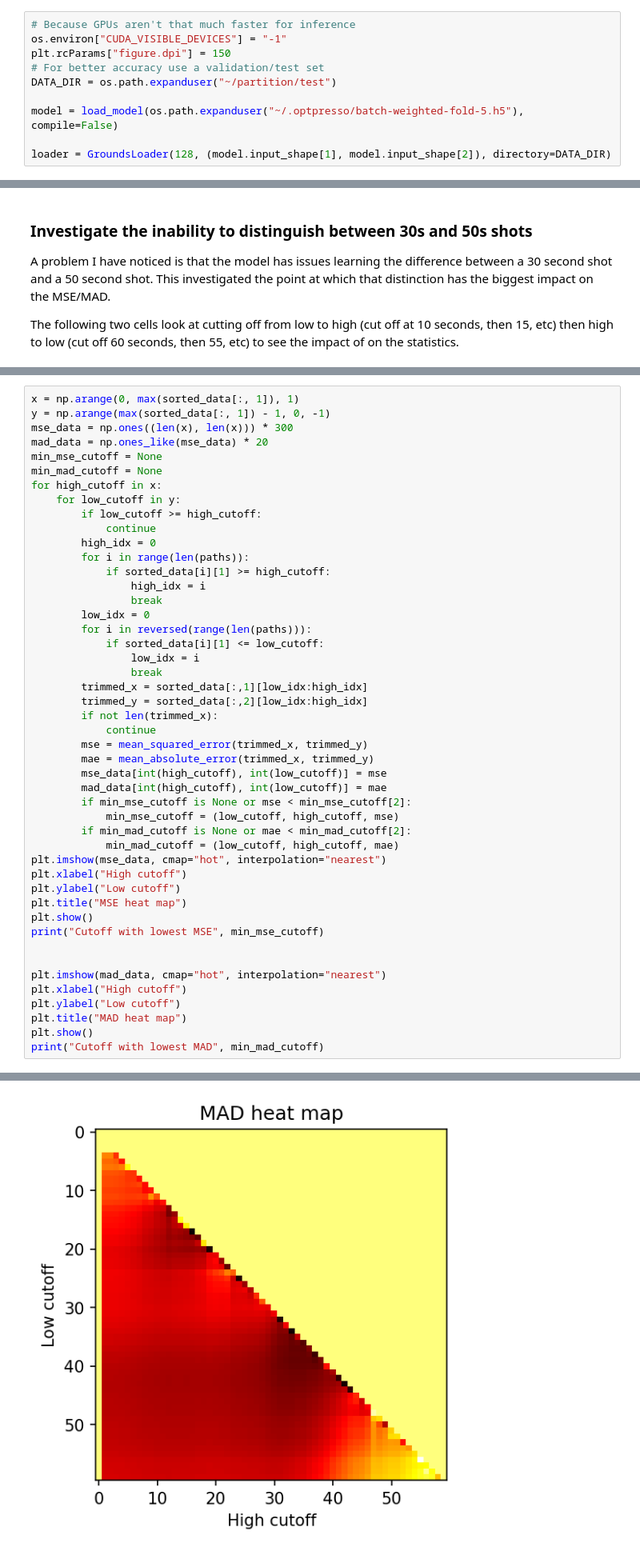
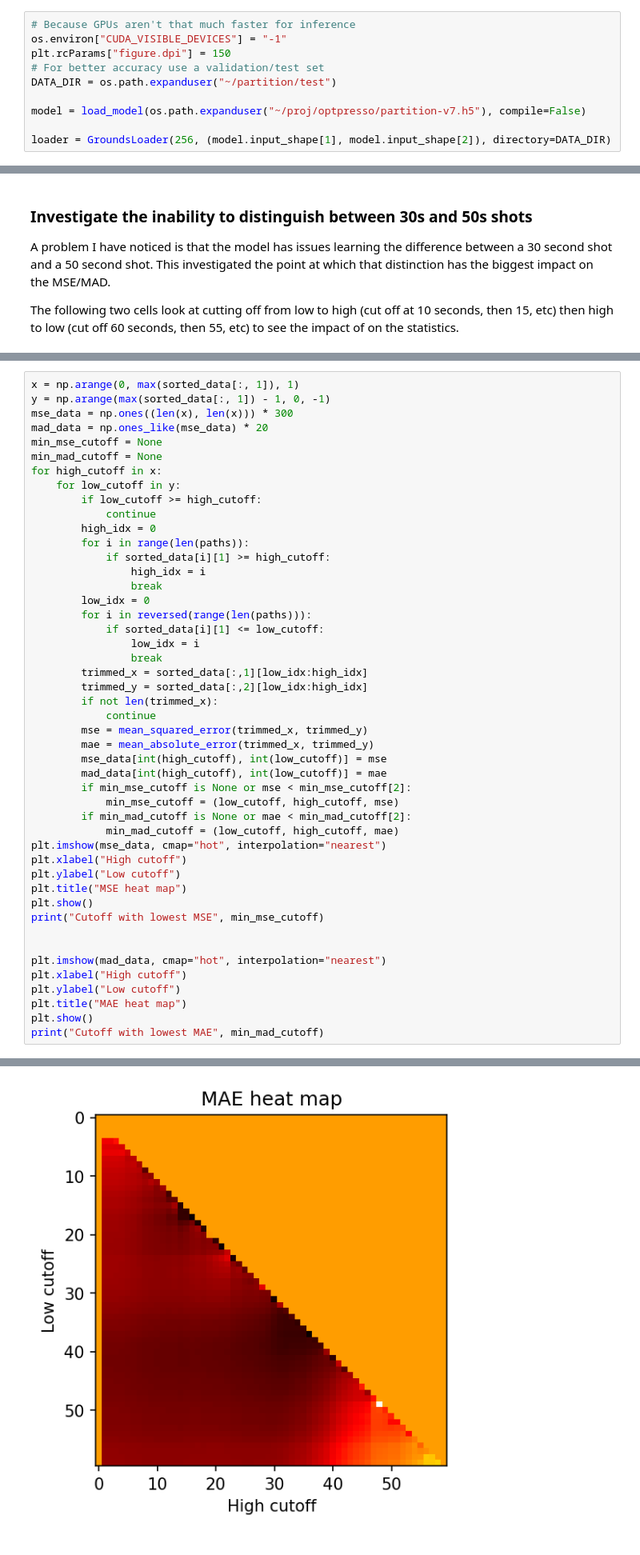
Before and after one commit to badisa/optpresso, a Jupyter notebook: notebooks/modeling-data.ipynb, the cells around one changed output, grey strips where cells are left out. Shown at 80% size. Drawn from its saved outputs; the diff is of its cells as text.

```diff
--- a/notebooks/modeling-data.ipynb
+++ b/notebooks/modeling-data.ipynb
@@ -29,9 +29,9 @@ plt.rcParams["figure.dpi"] = 150
 # For better accuracy use a validation/test set
 DATA_DIR = os.path.expanduser("~/partition/test")
 
-model = load_model(os.path.expanduser("~/.optpresso/batch-weighted-fold-5.h5"), compile=False)
+model = load_model(os.path.expanduser("~/proj/optpresso/partition-v7.h5"), compile=False)
 
-loader = GroundsLoader(128, (model.input_shape[1], model.input_shape[2]), directory=DATA_DIR)
+loader = GroundsLoader(256, (model.input_shape[1], model.input_shape[2]), directory=DATA_DIR)
 # %%
 paths, y_true, y_pred = predict_values(model, loader)
 # %%
@@ -245,7 +250,7 @@ print("Cutoff with lowest MSE", min_mse_cutoff)
 plt.imshow(mad_data, cmap="hot", interpolation="nearest")
 plt.xlabel("High cutoff")
 plt.ylabel("Low cutoff")
-plt.title("MAD heat map")
+plt.title("MAE heat map")
 plt.show()
-print("Cutoff with lowest MAD", min_mad_cutoff)
+print("Cutoff with lowest MAE", min_mad_cutoff)
 # %% [output]
@@ -254 +259 @@ Cutoff with lowest MSE (16.0, 17.0, 0.0005544244231714401)
-[figure, old version]
+[figure, new version]
```
Also changed, not shown: parts of 7 cells of this notebook, 1 other file.
